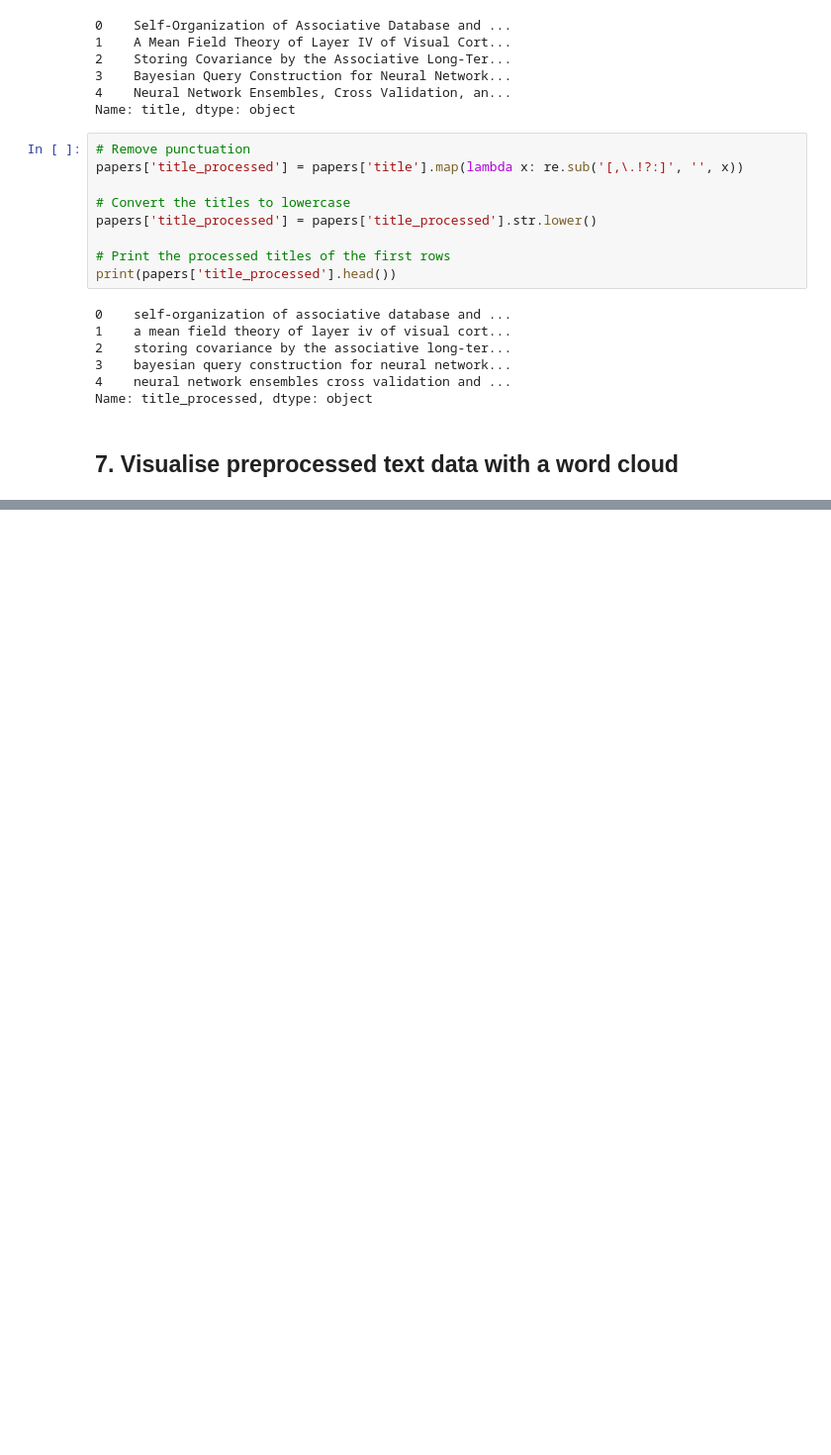
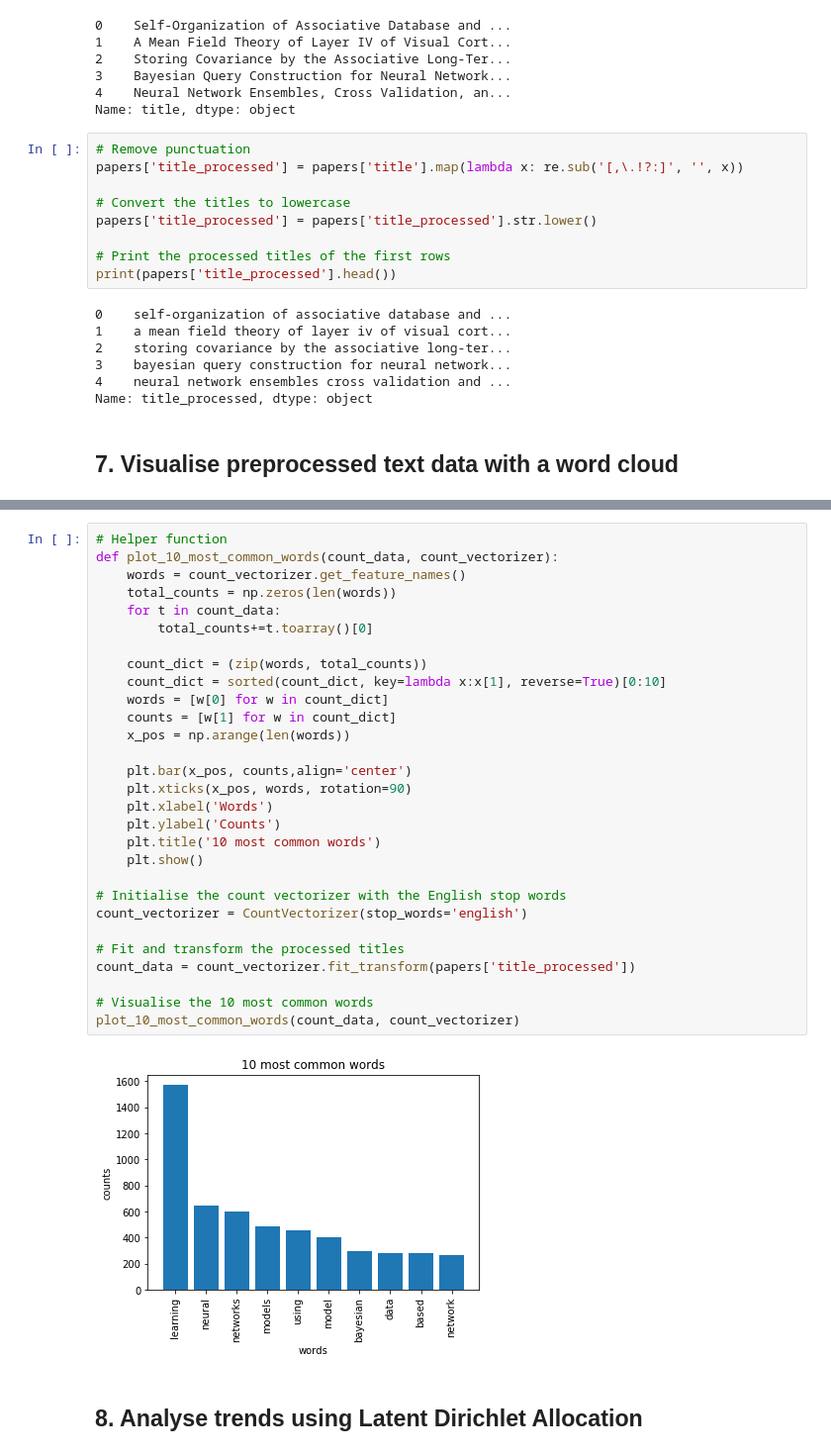
Before and after one commit to guybrettrobertson/personal_projects, a Jupyter notebook: NIPS_publications_analysis/NIPS_publications_analysis.ipynb, the cells around one changed output, grey strips where cells are left out. Shown at 99% size. Saved outputs shown, nothing was run; the diff lists cells and outputs as text; blank space fills up the shorter version.

Commit message:
Prepare data for Latent Dirichlet Allocation

```diff
--- a/NIPS_publications_analysis/NIPS_publications_analysis.ipynb
+++ b/NIPS_publications_analysis/NIPS_publications_analysis.ipynb
@@ -138,0 +147,33 @@ wc.to_image()
+# %%
+# Helper function
+def plot_10_most_common_words(count_data, count_vectorizer):
+    words = count_vectorizer.get_feature_names()
+    total_counts = np.zeros(len(words))
+    for t in count_data:
+        total_counts+=t.toarray()[0]
+
+    count_dict = (zip(words, total_counts))
+    count_dict = sorted(count_dict, key=lambda x:x[1], reverse=True)[0:10]
+    words = [w[0] for w in count_dict]
+    counts = [w[1] for w in count_dict]
+    x_pos = np.arange(len(words))
+
+    plt.bar(x_pos, counts,align='center')
+    plt.xticks(x_pos, words, rotation=90)
+    plt.xlabel('Words')
+    plt.ylabel('Counts')
+    plt.title('10 most common words')
+    plt.show()
+
+# Initialise the count vectorizer with the English stop words
+count_vectorizer = CountVectorizer(stop_words='english')
+
+# Fit and transform the processed titles
+count_data = count_vectorizer.fit_transform(papers['title_processed'])
+
+# Visualise the 10 most common words
+plot_10_most_common_words(count_data, count_vectorizer)
+# %% [output]
+[figure, added]
+# %% [markdown]
+## 8. Analyse trends using Latent Dirichlet Allocation
```
Also changed, not shown: parts of 5 cells of this notebook.
